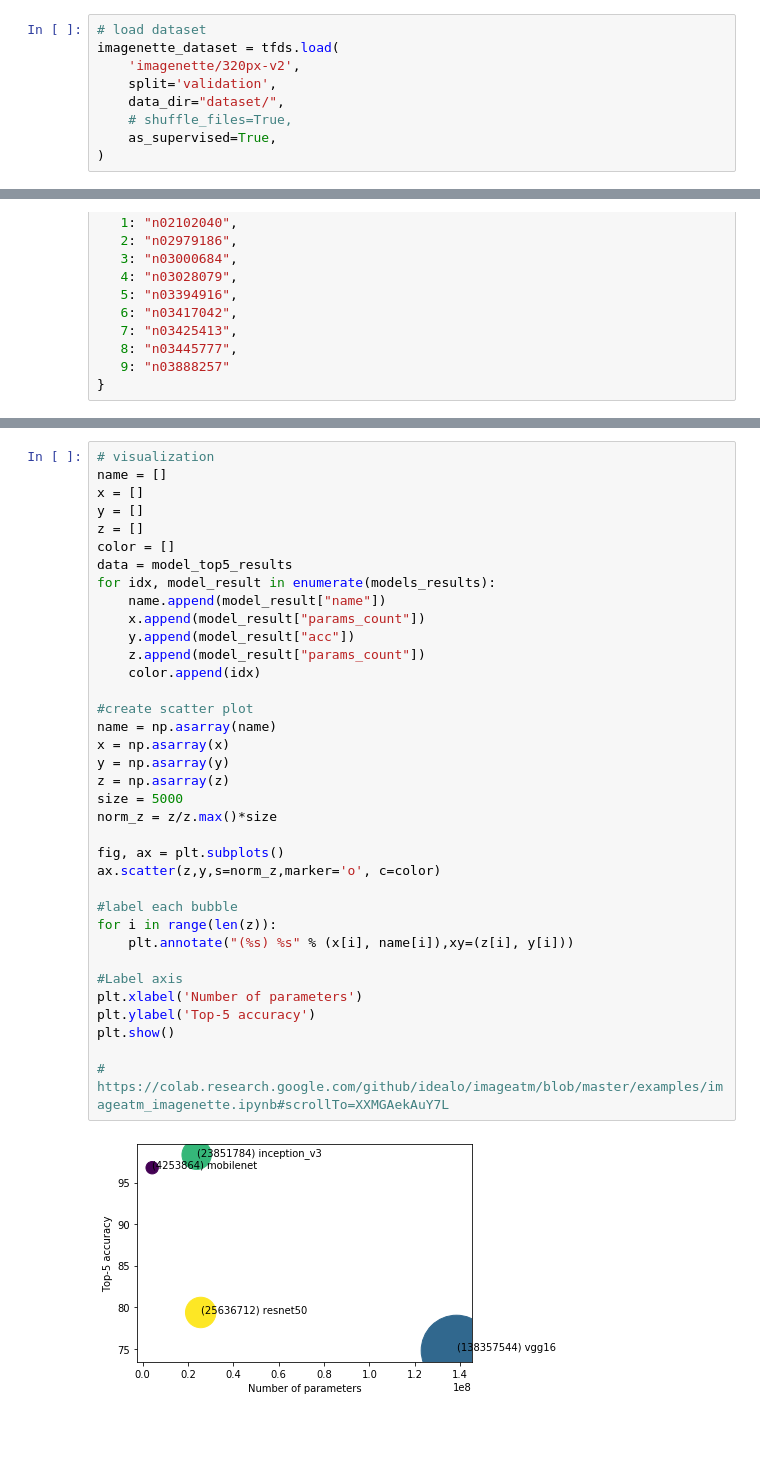
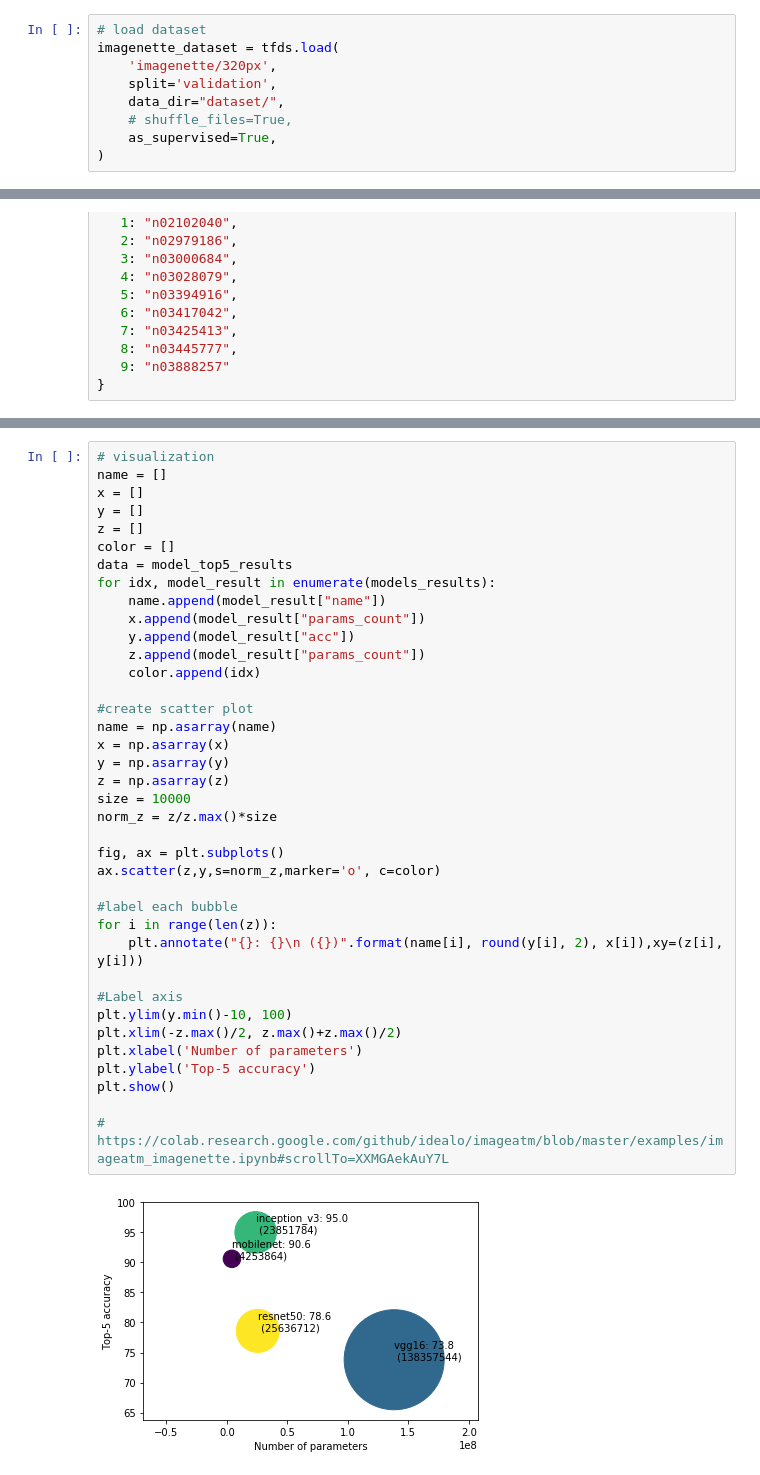
Before and after one commit to TimbusCalin/otus_cv_cource, a Jupyter notebook: src/otus_hw2/top_5_accuracy.ipynb, the cells around one changed output, grey strips where cells are left out. Saved outputs shown, nothing was run; the diff lists cells and outputs as text; blank space fills up the shorter version.

Commit message:
optimize visualation

```diff
--- a/src/otus_hw2/top_5_accuracy.ipynb
+++ b/src/otus_hw2/top_5_accuracy.ipynb
@@ -9,7 +9,7 @@ import tensorflow_datasets as tfds
 # %%
 # load dataset
 imagenette_dataset = tfds.load(
-    'imagenette/320px-v2',
+    'imagenette/320px',
     split='validation',
     data_dir="dataset/",
     # shuffle_files=True,
@@ -160,33 +160,35 @@ y = []
 z = []
 color = []
 data = model_top5_results
 for idx, model_result in enumerate(models_results):
     name.append(model_result["name"])
     x.append(model_result["params_count"])
     y.append(model_result["acc"])
     z.append(model_result["params_count"])
     color.append(idx)
 
 #create scatter plot
 name = np.asarray(name)
 x = np.asarray(x)
 y = np.asarray(y)
 z = np.asarray(z)
-size = 5000
+size = 10000
 norm_z = z/z.max()*size
 
 fig, ax = plt.subplots()
 ax.scatter(z,y,s=norm_z,marker='o', c=color)
 
 #label each bubble
 for i in range(len(z)):
-    plt.annotate("(%s) %s" % (x[i], name[i]),xy=(z[i], y[i]))
+    plt.annotate("{}: {}\n ({})".format(name[i], round(y[i], 2), x[i]),xy=(z[i], y[i]))
 
 #Label axis
+plt.ylim(y.min()-10, 100)
+plt.xlim(-z.max()/2, z.max()+z.max()/2)
 plt.xlabel('Number of parameters')
 plt.ylabel('Top-5 accuracy')
 plt.show()
 
 # https://colab.research.google.com/github/idealo/imageatm/blob/master/examples/imageatm_imagenette.ipynb#scrollTo=XXMGAekAuY7L
 # %% [output]
-[figure, old version]
+[figure, new version]
```
Also changed, not shown: parts of 2 cells of this notebook.
